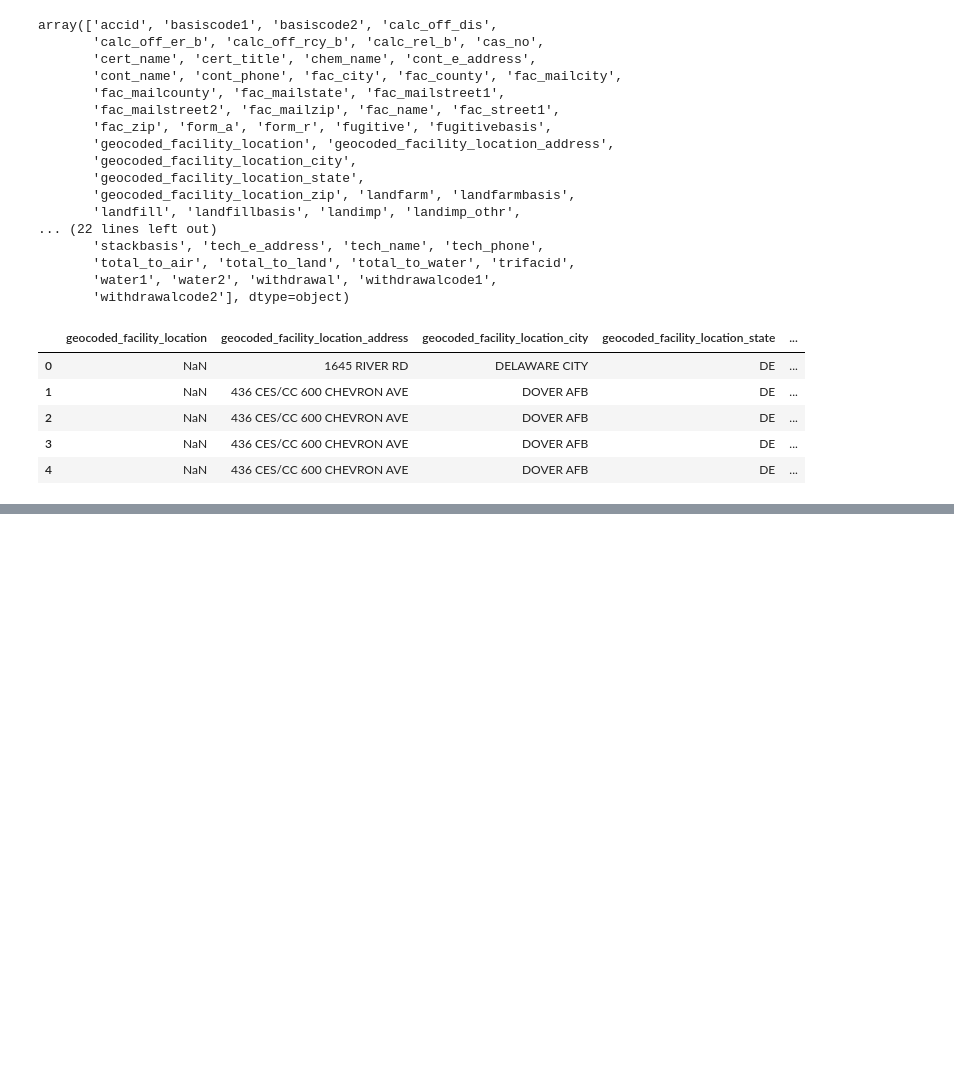
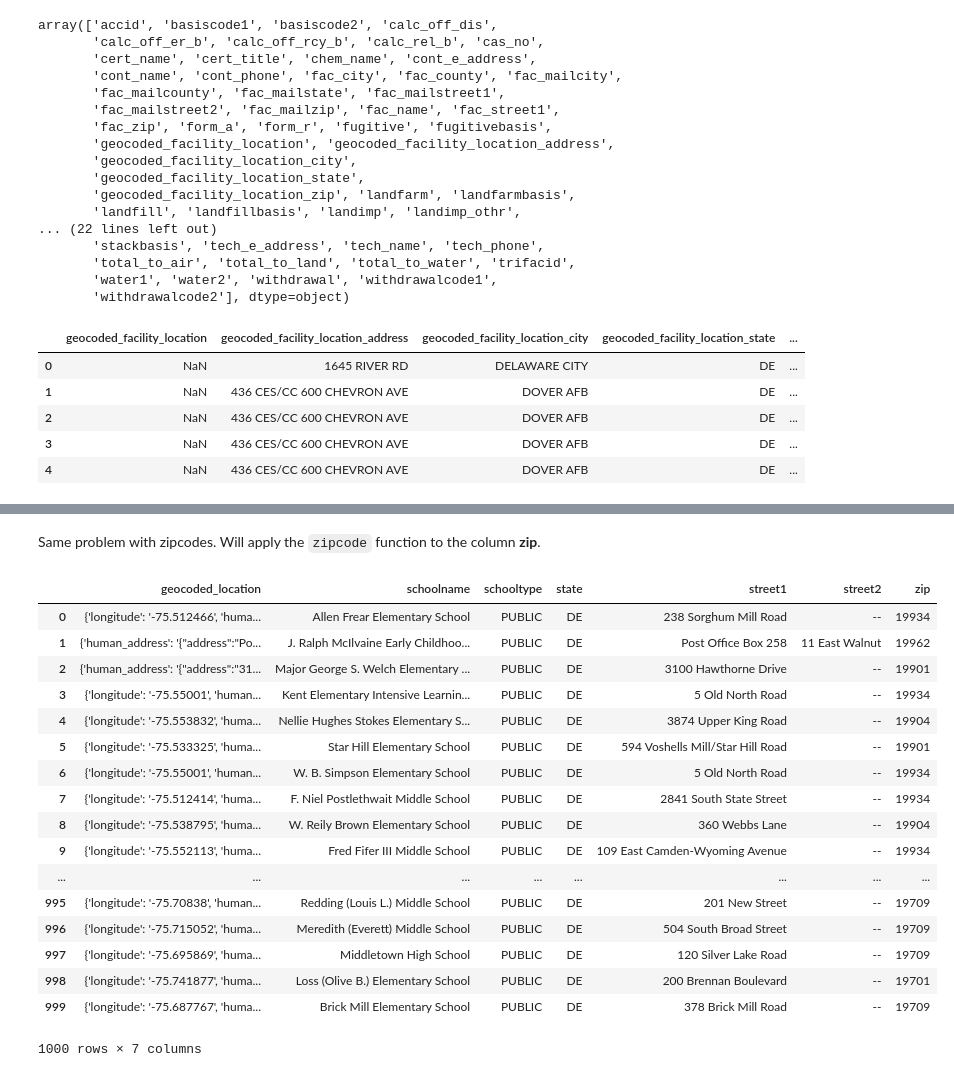
Before and after one commit to seyeadekanye/Disciplinary-Action-ODD, a Jupyter notebook: openDataDelware_project1.ipynb, the cells around one changed output, grey strips where cells are left out. Saved outputs shown, nothing was run; the diff lists cells and outputs as text; code cells hidden in the pictures; blank space fills up the shorter version.

Commit message:
Fixed Zipcode issue
Both datasets had zipcodes in the wrong format. Wrote a function to cut off zipcode at 5 digits and applied it to both datasets.

```diff
--- a/openDataDelware_project1.ipynb
+++ b/openDataDelware_project1.ipynb
@@ -58,3 +112,7 @@ array(['city', 'county', 'districtcode', 'districtname', 'districttype',
 # %%
-#columns = ['schoolname', 'schooltype','geocoded_location','street1','street2','state','zip']
+all_columns = pd.read_json(school_data_url).columns.values.tolist() # Get all column names as a list
+wanted_columns = ['schoolname', 'schooltype','geocoded_location','street1','street2','state','zip']
 school_data = pd.read_json(school_data_url)
+# %%
+[all_columns.remove(item) for item in wanted_columns] # remove wanted columns from all column list
+                                                      # all column list can now be dropped from school_data using pd.drop()
@@ -99,0 +131,2 @@ pd.DataFrame.from_dict(dum2)
+# %%
+school_data.drop(all_columns, axis=1,inplace=True)
@@ -99,0 +142,25 @@ pd.DataFrame.from_dict(dum2)
+# %% [markdown]
+Same problem with zipcodes. Will apply the `zipcode` function to the column **zip**.
+# %%
+school_data['zip'] = school_data['zip'].apply(zipcode)
+# %%
+school_data
+# %% [output]
+|  | geocoded_location | schoolname | schooltype | state | street1 | street2 | zip |
+| 0 | {'longitude': '-75.512466', 'huma... | Allen Frear Elementary School | PUBLIC | DE | 238 Sorghum Mill Road | -- | 19934 |
+| 1 | {'human_address': '{"address":"Po... | J. Ralph McIlvaine Early Childhoo... | PUBLIC | DE | Post Office Box 258 | 11 East Walnut | 19962 |
+| 2 | {'human_address': '{"address":"31... | Major George S. Welch Elementary ... | PUBLIC | DE | 3100 Hawthorne Drive | -- | 19901 |
+| 3 | {'longitude': '-75.55001', 'human... | Kent Elementary Intensive Learnin... | PUBLIC | DE | 5 Old North Road | -- | 19934 |
+| 4 | {'longitude': '-75.553832', 'huma... | Nellie Hughes Stokes Elementary S... | PUBLIC | DE | 3874 Upper King Road | -- | 19904 |
+| 5 | {'longitude': '-75.533325', 'huma... | Star Hill Elementary School | PUBLIC | DE | 594 Voshells Mill/Star Hill Road | -- | 19901 |
+| 6 | {'longitude': '-75.55001', 'human... | W. B. Simpson Elementary School | PUBLIC | DE | 5 Old North Road | -- | 19934 |
+| 7 | {'longitude': '-75.512414', 'huma... | F. Niel Postlethwait Middle School | PUBLIC | DE | 2841 South State Street | -- | 19934 |
+| 8 | {'longitude': '-75.538795', 'huma... | W. Reily Brown Elementary School | PUBLIC | DE | 360 Webbs Lane | -- | 19904 |
+| 9 | {'longitude': '-75.552113', 'huma... | Fred Fifer III Middle School | PUBLIC | DE | 109 East Camden-Wyoming Avenue | -- | 19934 |
+| ... | ... | ... | ... | ... | ... | ... | ... |
+| 995 | {'longitude': '-75.70838', 'human... | Redding (Louis L.) Middle School | PUBLIC | DE | 201 New Street | -- | 19709 |
+| 996 | {'longitude': '-75.715052', 'huma... | Meredith (Everett) Middle School | PUBLIC | DE | 504 South Broad Street | -- | 19709 |
+| 997 | {'longitude': '-75.695869', 'huma... | Middletown High School | PUBLIC | DE | 120 Silver Lake Road | -- | 19709 |
+| 998 | {'longitude': '-75.741877', 'huma... | Loss (Olive B.) Elementary School | PUBLIC | DE | 200 Brennan Boulevard | -- | 19701 |
+| 999 | {'longitude': '-75.687767', 'huma... | Brick Mill Elementary School | PUBLIC | DE | 378 Brick Mill Road | -- | 19709 |
+1000 rows × 7 columns
```
Also changed, not shown: parts of 18 cells of this notebook.
